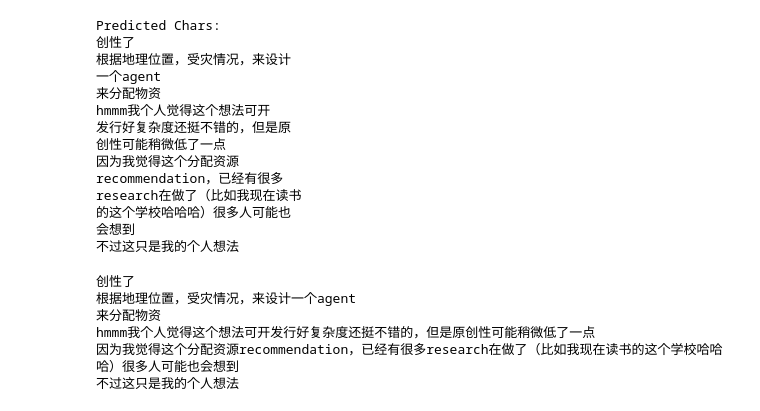
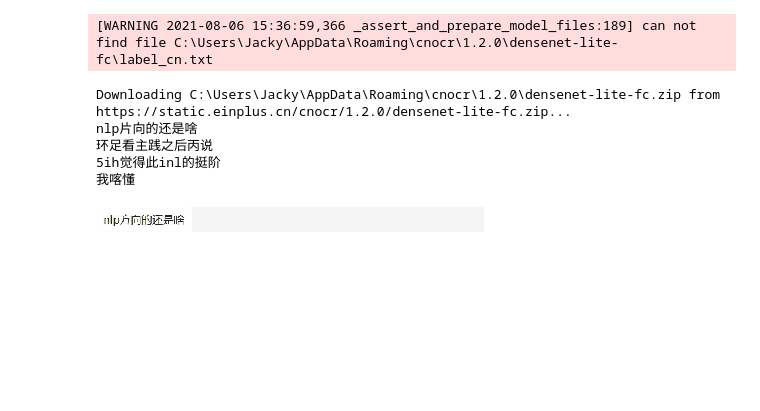
Before and after one commit to JiaqiWang18/unihack-backend, a Jupyter notebook: finalocr.ipynb, the cells around one changed output. Saved outputs shown, nothing was run; the diff lists cells and outputs as text; code cells hidden in the pictures; blank space fills up the shorter version.

```diff
--- a/finalocr.ipynb
+++ b/finalocr.ipynb
@@ -215,26 +221,11 @@ Image.fromarray(c_im)
 # %%
 
-ocr = CnOcr(name='def')
-res = ocr.ocr(c_im)
-print("Predicted Chars:")
-for i in res:
-    tot = "".join(i)
-    print(tot)
+
+# res = ocr.ocr(c_im)
+# print("Predicted Chars:")
+# for i in res:
+#     tot = "".join(i)
+#     print(tot)
-# %% [output]
-Predicted Chars:
-创性了
-根据地理位置，受灾情况，来设计
-一个agent
-来分配物资
-hmmm我个人觉得这个想法可开
-发行好复杂度还挺不错的，但是原
-创性可能稍微低了一点
-因为我觉得这个分配资源
-recommendation，已经有很多
-research在做了（比如我现在读书
-的这个学校哈哈哈）很多人可能也
-会想到
-不过这只是我的个人想法
 # %%
 
 
@@ -279,6 +270,7 @@ for i in range(0,len(sep)-1,2):
     pairs.append((sep[i][0],sep[i+1][0]))
 # %%
 lines = []
+ocr = CnOcr(name='def')
 for pair in pairs:
     text =  ocr.ocr(c_im[pair[0]:pair[1],])
     line=[]
@@ -288,9 +280,13 @@ for pair in pairs:
     lines.append(total)
     print(total)
 # %% [output]
-创性了
-根据地理位置，受灾情况，来设计一个agent
-来分配物资
-hmmm我个人觉得这个想法可开发行好复杂度还挺不错的，但是原创性可能稍微低了一点
-因为我觉得这个分配资源recommendation，已经有很多research在做了（比如我现在读书的这个学校哈哈哈）很多人可能也会想到
-不过这只是我的个人想法
+[WARNING 2021-08-06 15:36:59,366 _assert_and_prepare_model_files:189] can not find file C:\Users\Jacky\AppData\Roaming\cnocr\1.2.0\densenet-lite-fc\label_cn.txt
+Downloading C:\Users\Jacky\AppData\Roaming\cnocr\1.2.0\densenet-lite-fc.zip from https://static.einplus.cn/cnocr/1.2.0/densenet-lite-fc.zip...
+nlp片向的还是啥
+环足看主践之后丙说
+5ih觉得此inl的挺阶
+我喀懂
+# %%
+Image.fromarray(c_im[pairs[0][0]:pairs[0][1],])
+# %% [output]
+[figure, added]
```
Also changed, not shown: parts of 12 cells of this notebook, 3 other files.
